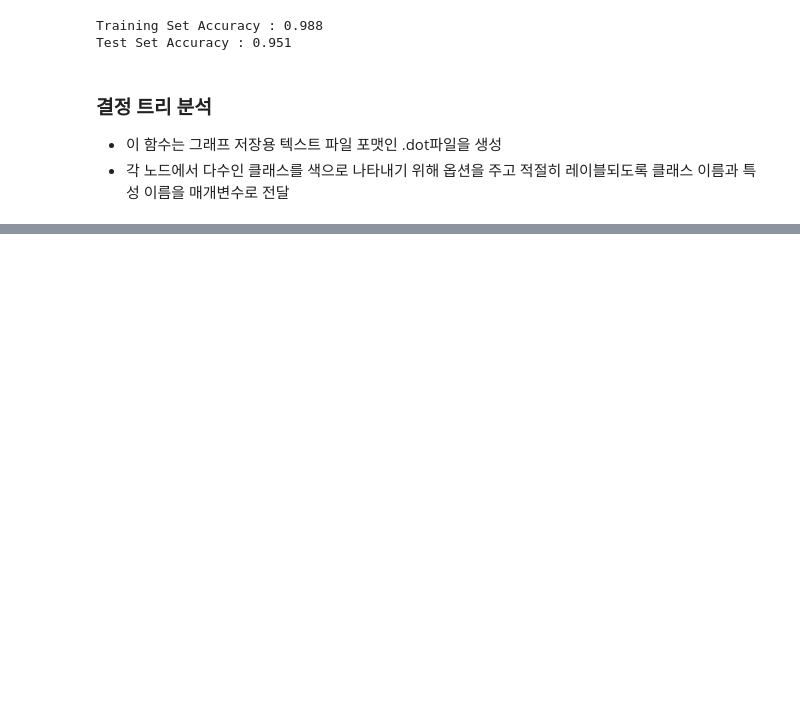
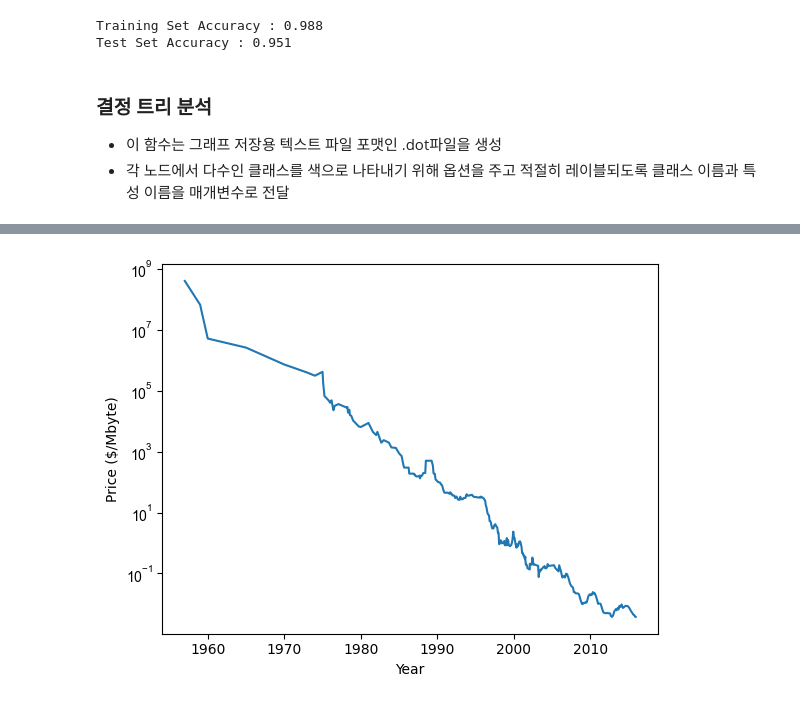
Before and after one commit to haribo09876/MachineLearning, a Jupyter notebook: 02. SupervisedLearning/03. SupervisedLearningAlgorithm.ipynb, the cells around one changed output, grey strips where cells are left out. Cells and saved outputs as stored; diff of their text form; code cells hidden in the pictures; blank space fills up the shorter version.

```diff
--- a/02. SupervisedLearning/03. SupervisedLearningAlgorithm.ipynb
+++ b/02. SupervisedLearning/03. SupervisedLearningAlgorithm.ipynb
@@ -783,0 +833,11 @@ display(graphviz.Source(dot_graph))
+# %%
+# 컴퓨터 메모리 가격 동향 데이터셋. x축은 날짜, y축은 해당 년도의 램(RAM) 1메가바이트 당 가격
+import os
+ram_prices = pd.read_csv(os.path.join(mglearn.datasets.DATA_PATH, "ram_price.csv"))
+
+plt.yticks(fontname = "Arial")
+plt.semilogy(ram_prices.date, ram_prices.price)
+plt.xlabel("Year")
+plt.ylabel("Price ($/Mbyte)");
+# %% [output]
+[figure, added]
```
Also changed, not shown: parts of 13 cells of this notebook, 1 other file.
